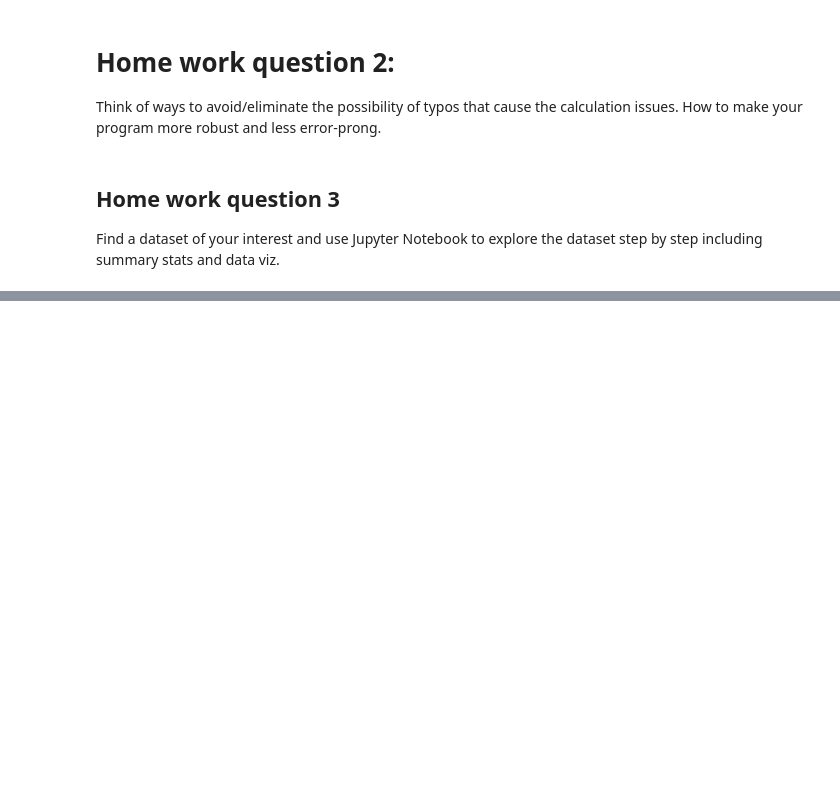
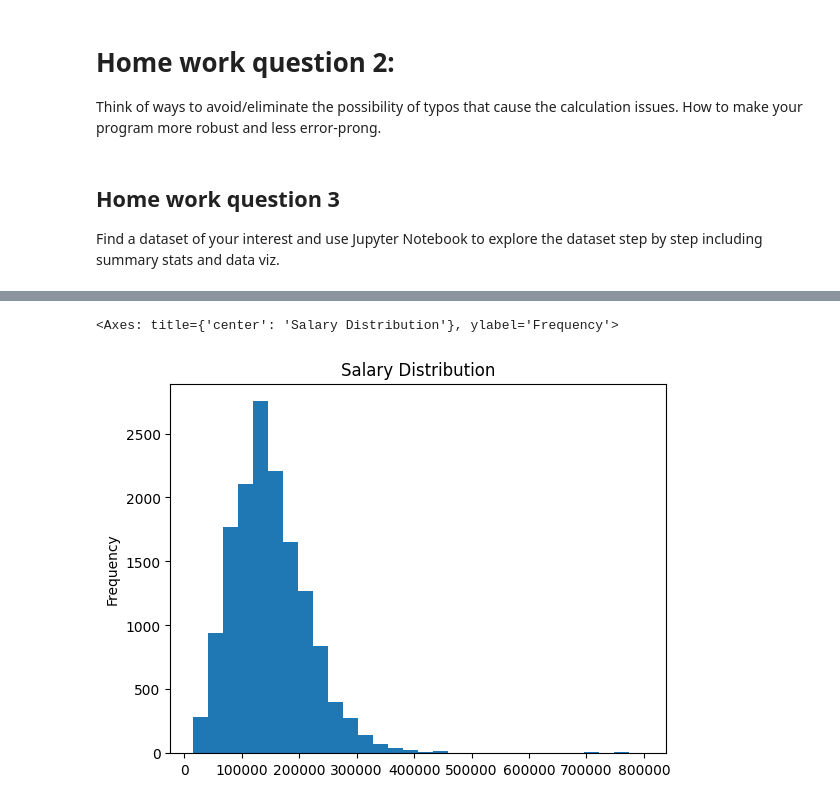
Before and after one commit to mineozcan/UMBC-DATA609-FALL24-WANG, a Jupyter notebook: Assignments/Assignment_8.ipynb, the cells around one changed output, grey strips where cells are left out. Cells and saved outputs as stored; diff of their text form; code cells hidden in the pictures; blank space fills up the shorter version.

```diff
--- a/Assignments/Assignment_8.ipynb
+++ b/Assignments/Assignment_8.ipynb
@@ -729,3 +729,11 @@ def calculate_expression(x, y):
 ## Home work question 3
 
 Find a dataset of your interest and use Jupyter Notebook to explore the dataset step by step including summary stats and data viz.
+# %%
+import pandas as pd
+
+url = 'https://raw.githubusercontent.com/mineozcan/UMBC-DATA609-FALL24-WANG/main/Assignments/DataScience_salaries_2024.csv?raw=true'
+
+df = pd.read_csv(url)
+
+print(df.head())
@@ -731,0 +761,6 @@ Find a dataset of your interest and use Jupyter Notebook to explore the dataset
+# %%
+
+numeric_cols = df.select_dtypes(include=['float64', 'int64']).columns
+df[numeric_cols] = df[numeric_cols].fillna(df[numeric_cols].mean())
+
+print(df.head())
@@ -731,0 +815,6 @@ Find a dataset of your interest and use Jupyter Notebook to explore the dataset
+# %%
+# Plot a histogram for a specific column
+df['salary_in_usd'].plot(kind='hist', bins=30, title='Salary Distribution')
+# %% [output]
+<Axes: title={'center': 'Salary Distribution'}, ylabel='Frequency'>
+[figure, added]
```
Also changed, not shown: parts of 9 cells of this notebook.
